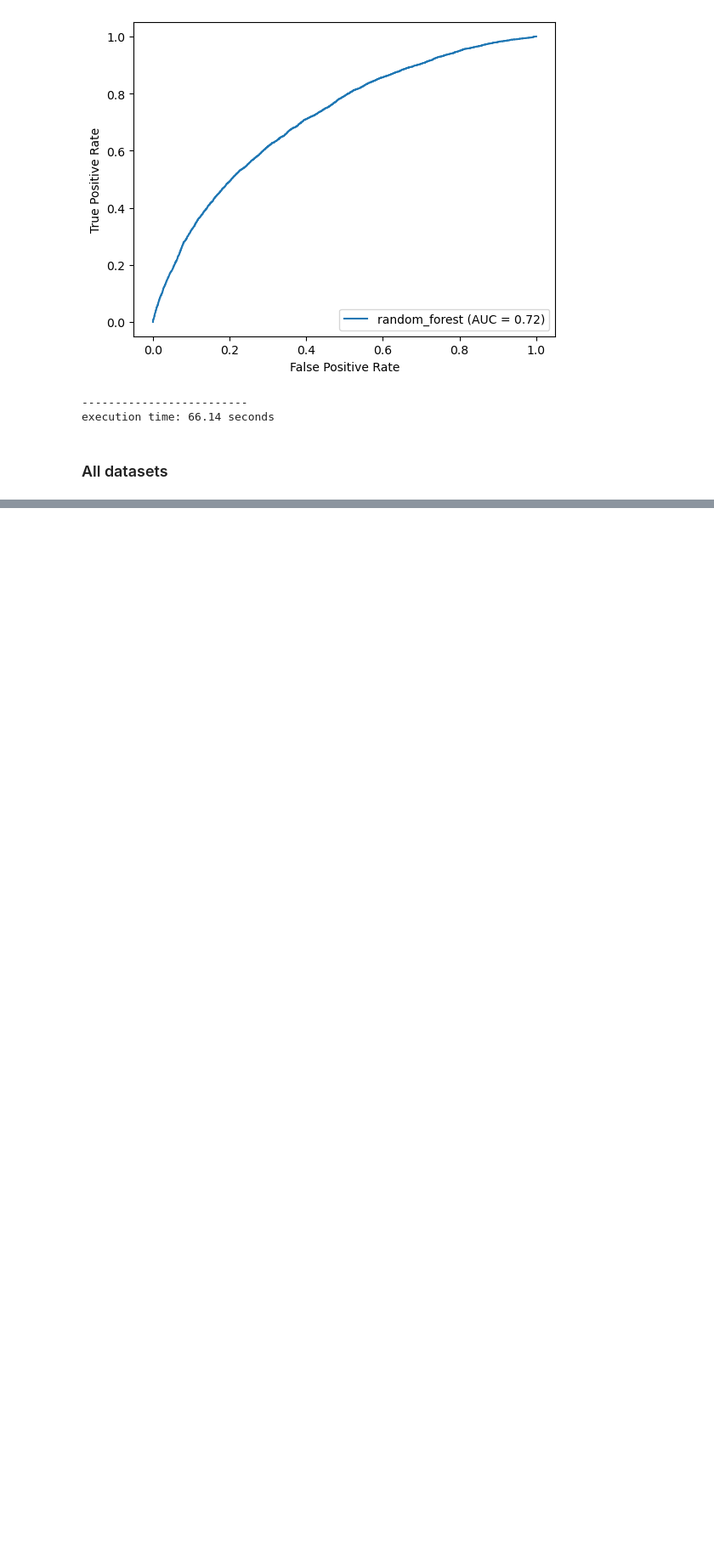
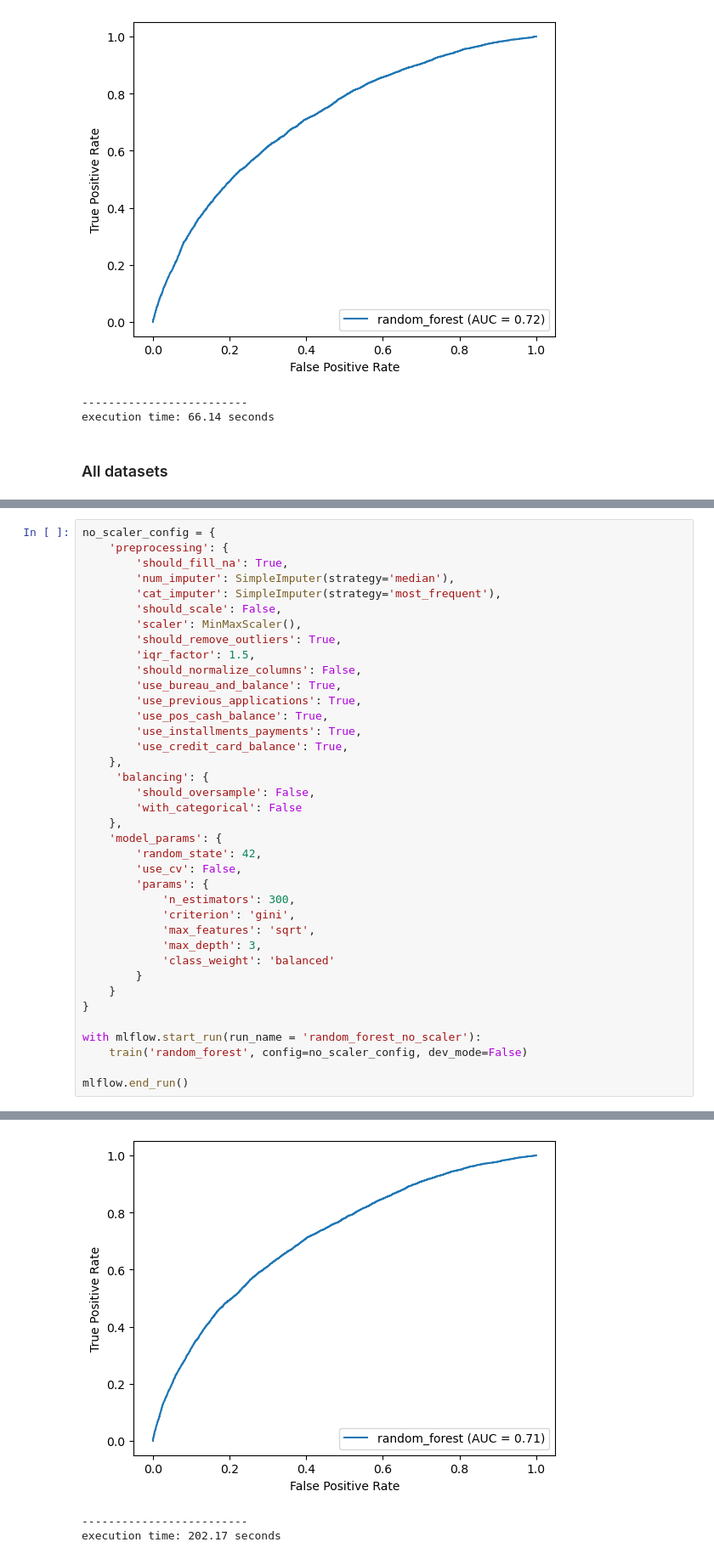
Before and after one commit to NatChe/credit-scoring-dashboard, a Jupyter notebook: 01_Training.ipynb, the cells around one changed output, grey strips where cells are left out. Shown at 85% size. Cells and saved outputs as stored; diff of their text form; blank space fills up the shorter version.

```diff
--- a/01_Training.ipynb
+++ b/01_Training.ipynb
@@ -2268,0 +2498,39 @@ execution time: 203.39 seconds
+# %%
+no_scaler_config = {
+    'preprocessing': {
+        'should_fill_na': True,
+        'num_imputer': SimpleImputer(strategy='median'),
+        'cat_imputer': SimpleImputer(strategy='most_frequent'),
+        'should_scale': False,
+        'scaler': MinMaxScaler(),
+        'should_remove_outliers': True,
+        'iqr_factor': 1.5,
+        'should_normalize_columns': False,
+        'use_bureau_and_balance': True,
+        'use_previous_applications': True,
+        'use_pos_cash_balance': True,
+        'use_installments_payments': True,
+        'use_credit_card_balance': True,
+    },
+     'balancing': {
+        'should_oversample': False,
+        'with_categorical': False
+    },
+    'model_params': {
+        'random_state': 42,
+        'use_cv': False,
+        'params': {
+            'n_estimators': 300,
+            'criterion': 'gini',
+            'max_features': 'sqrt',
+            'max_depth': 3,
+            'class_weight': 'balanced'
+        }
+    }
+}
+
+with mlflow.start_run(run_name = 'random_forest_no_scaler'):
+    train('random_forest', config=no_scaler_config, dev_mode=False)
+
+mlflow.end_run()
+# %% [output]
@@ -2268,0 +2576,3 @@ execution time: 203.39 seconds
+[figure, added]
+-------------------------
+execution time: 202.17 seconds
```
Also changed, not shown: parts of 56 cells of this notebook, 3 other files.
